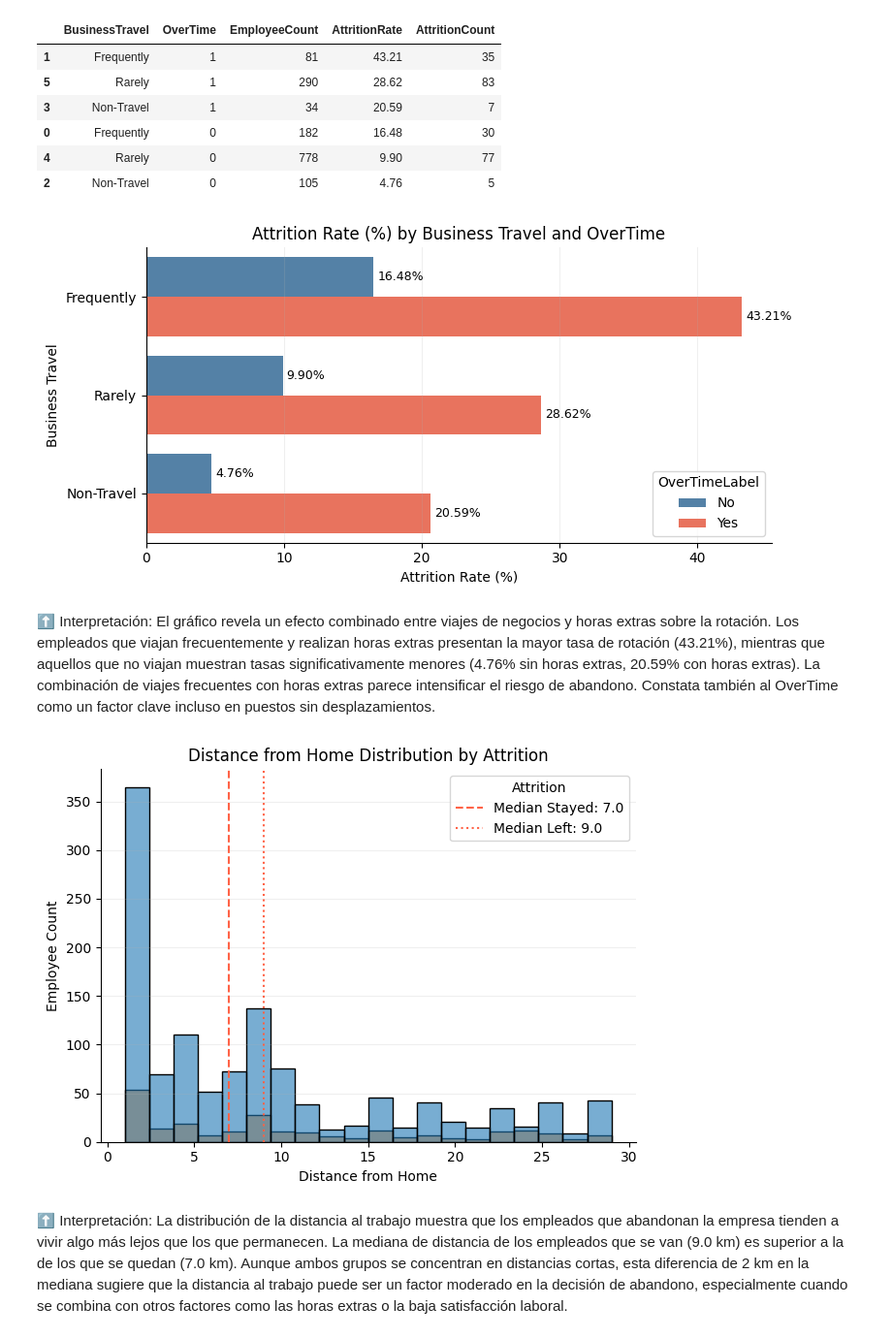
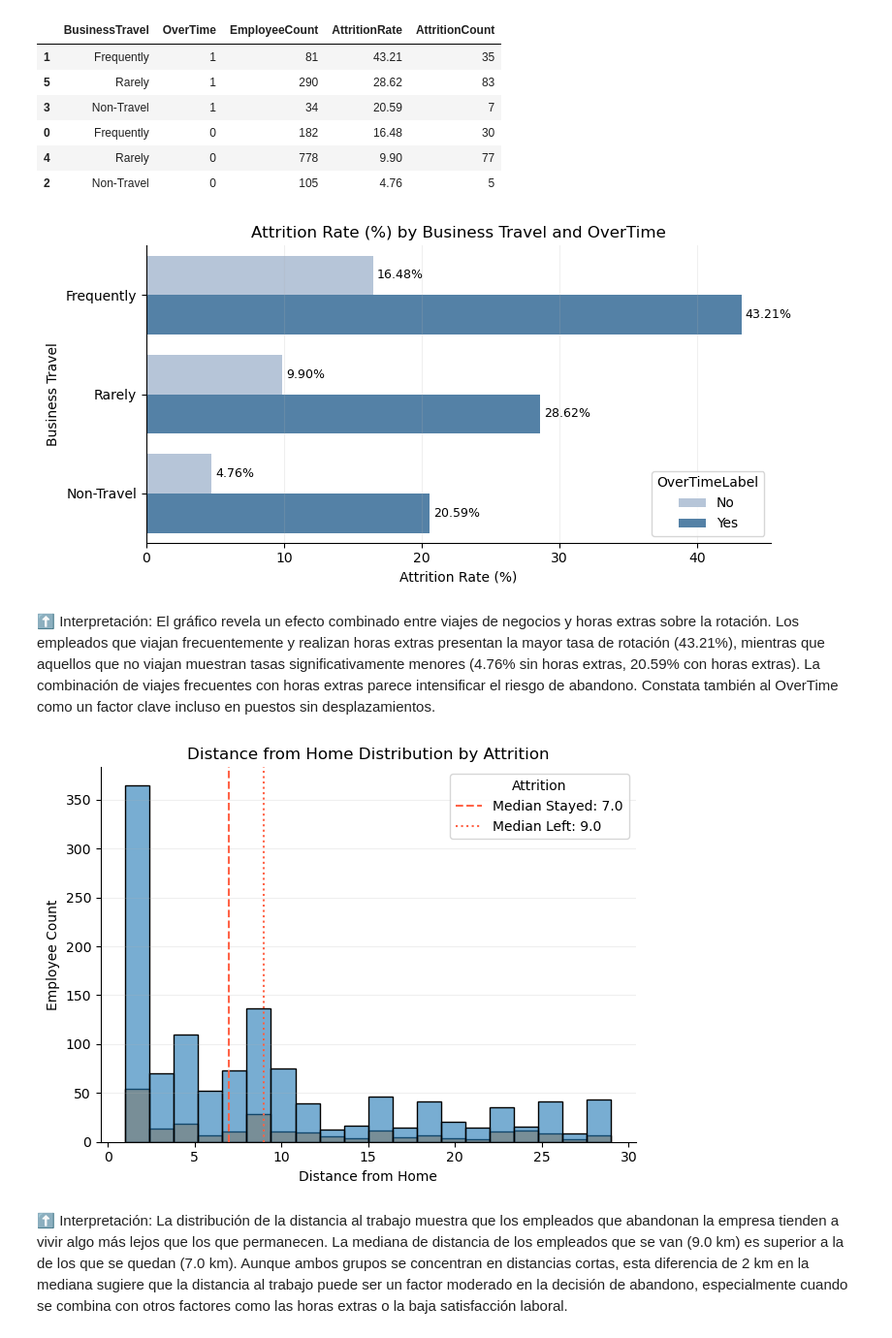
Before and after one commit to mariagranero/proyecto-da-promo-64-modulo-3-team-1, a Jupyter notebook: Notebooks/04_Visualizaciones.ipynb, the cells around one changed output. Shown at 97% size. Saved outputs shown, nothing was run; the diff lists cells and outputs as text; code cells hidden in the pictures.

Commit message:
guardadas visualizaciones

```diff
--- a/Notebooks/04_Visualizaciones.ipynb
+++ b/Notebooks/04_Visualizaciones.ipynb
@@ -14,7 +14,7 @@ import seaborn as sns
 
 pd.set_option('display.max_columns', None) # para poder visualizar todas las columnas de los DataFrames
 # %%
-df = pd.read_csv("../data/df_hr_clean.csv")
+df = pd.read_csv("df_hr_clean.csv", index_col = 0)
 # %% [markdown]
  ## 📊 Visualizaciones para contextualización
 
@@ -421,35 +421,35 @@ df_plot = travel_overtime_attrition.copy()
 df_plot["OverTimeLabel"] = df_plot["OverTime"].map({0: "No", 1: "Yes"})
 
 # Orden recomendado (de más exigente a menos)
 order_bt = ["Frequently", "Rarely", "Non-Travel"]
 df_plot["BusinessTravel"] = pd.Categorical(df_plot["BusinessTravel"], categories=order_bt, ordered=True)
 df_plot = df_plot.sort_values(["BusinessTravel", "OverTime"], ascending=[True, True])
 
 plt.figure(figsize=(8, 4))
 ax = sns.barplot(
     data=df_plot,
     y="BusinessTravel",
     x="AttritionRate",
     hue="OverTimeLabel",
-    palette=["steelblue", "tomato"]  # No / Yes (más contraste)
+    palette=["lightsteelblue", "steelblue"]  # No / Yes (más contraste)
 )
 
 ax.set_title("Attrition Rate (%) by Business Travel and OverTime")
 ax.set_xlabel("Attrition Rate (%)")
 ax.set_ylabel("Business Travel")
 
 # Etiquetas con %
 for container in ax.containers:
     ax.bar_label(container, fmt="%.2f%%", padding=3, fontsize=9)
 
 ax.spines["top"].set_visible(False)
 ax.spines["right"].set_visible(False)
 ax.grid(axis="x", alpha=0.2)
 
 plt.tight_layout()
 plt.show()
 # %% [output]
-[figure, old version]
+[figure, new version]
 # %% [markdown]
 ⬆️ Interpretación: El gráfico revela un efecto combinado entre viajes de negocios y horas extras sobre la rotación. Los empleados que viajan frecuentemente y realizan horas extras presentan la mayor tasa de rotación (43.21%), mientras que aquellos que no viajan muestran tasas significativamente menores (4.76% sin horas extras, 20.59% con horas extras). La combinación de viajes frecuentes con horas extras parece intensificar el riesgo de abandono. Constata también al OverTime como un factor clave incluso en puestos sin desplazamientos.
 # %%
@@ -486,7 +486,7 @@ ax.legend(title="Attrition")
 plt.tight_layout()
 plt.show()
 # %% [output]
-[figure, old version]
+[figure, new version]
 # %% [markdown]
 ⬆️ Interpretación: La distribución de la distancia al trabajo muestra que los empleados que abandonan la empresa tienden a vivir algo más lejos que los que permanecen. La mediana de distancia de los empleados que se van (9.0 km) es superior a la de los que se quedan (7.0 km). Aunque ambos grupos se concentran en distancias cortas, esta diferencia de 2 km en la mediana sugiere que la distancia al trabajo puede ser un factor moderado en la decisión de abandono, especialmente cuando se combina con otros factores como las horas extras o la baja satisfacción laboral.
 # %%
```
Also changed, not shown: parts of 7 cells of this notebook.
